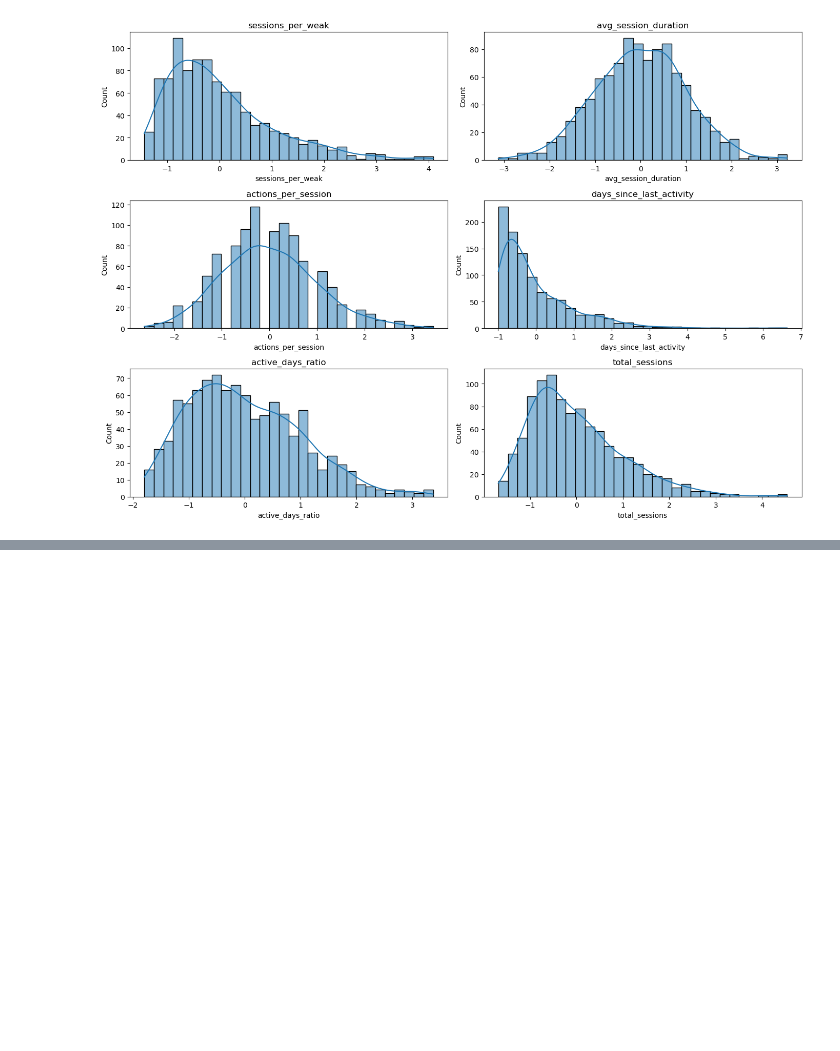
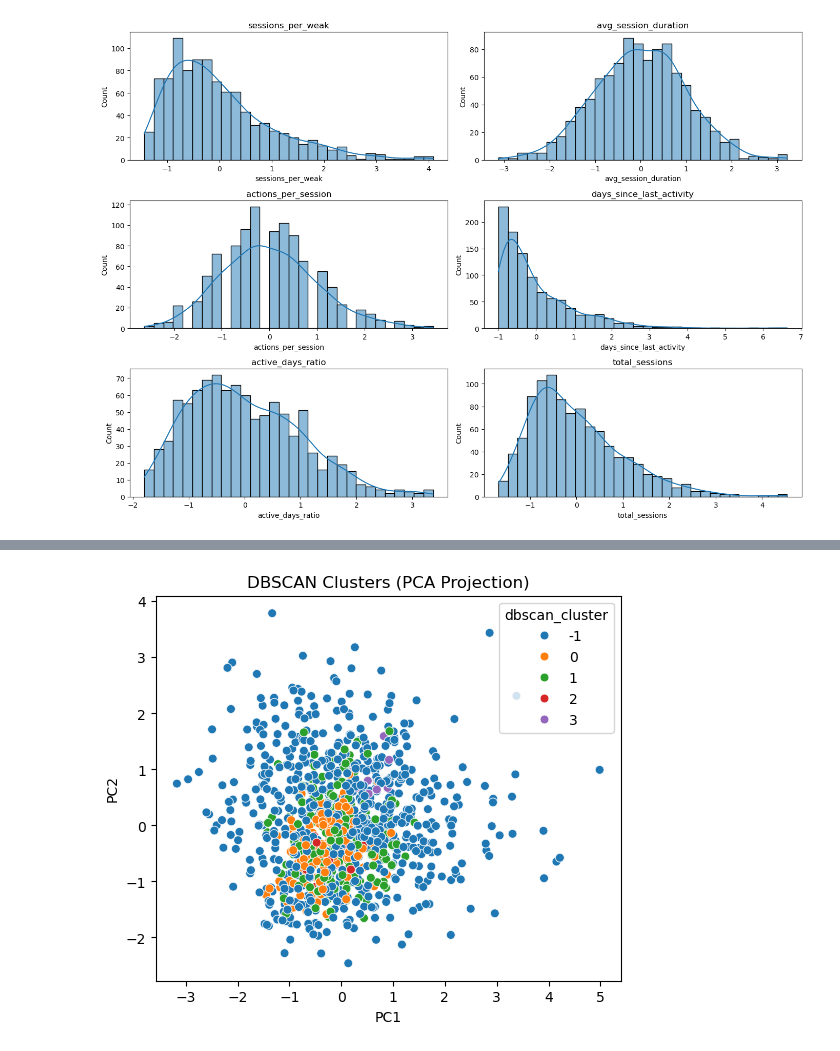
Before and after one commit to Fantom-1/ML-Diaries, a Jupyter notebook: MLDiaries05_UserBehaviour/UserBehaviour.ipynb, the cells around one changed output, grey strips where cells are left out. Saved outputs shown, nothing was run; the diff lists cells and outputs as text; code cells hidden in the pictures; blank space fills up the shorter version.

```diff
--- a/MLDiaries05_UserBehaviour/UserBehaviour.ipynb
+++ b/MLDiaries05_UserBehaviour/UserBehaviour.ipynb
@@ -101,0 +202,5 @@ plt.show()
+# %%
+from sklearn.cluster import DBSCAN
+
+dbscan = DBSCAN(eps=1.1, min_samples=12)
+db_labels = dbscan.fit_predict(scaled_df.drop(columns='cluster', errors='ignore'))
@@ -101,0 +219,15 @@ plt.show()
+# %%
+pca_df['dbscan_cluster'] = db_labels
+
+plt.figure(figsize=(6,5))
+sns.scatterplot(
+    x='PC1', y='PC2',
+    hue='dbscan_cluster',
+    palette='tab10',
+    data=pca_df,
+    s=40
+)
+plt.title("DBSCAN Clusters (PCA Projection)")
+plt.show()
+# %% [output]
+[figure, added]
```
Also changed, not shown: parts of 17 cells of this notebook, 5 other files.
